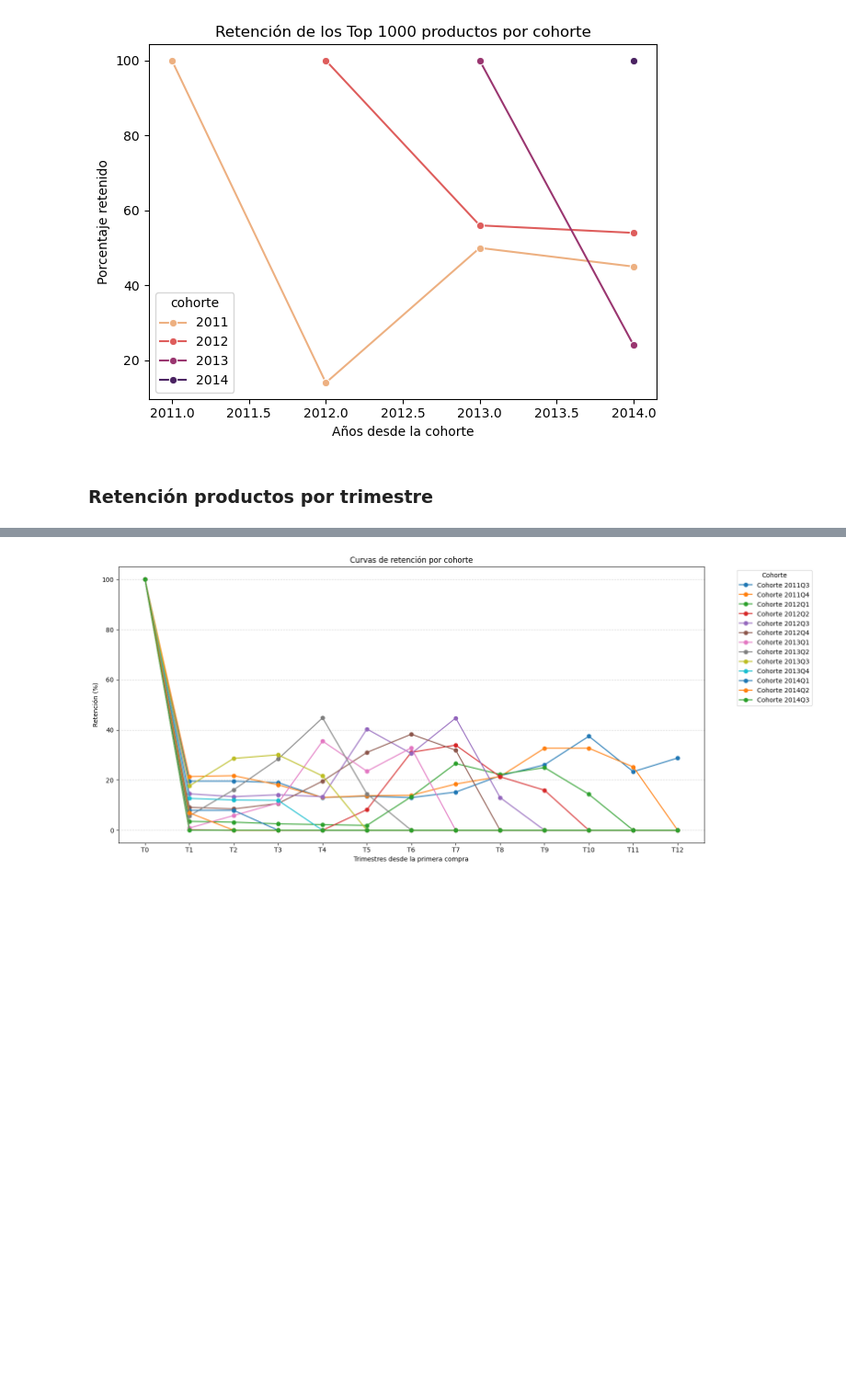
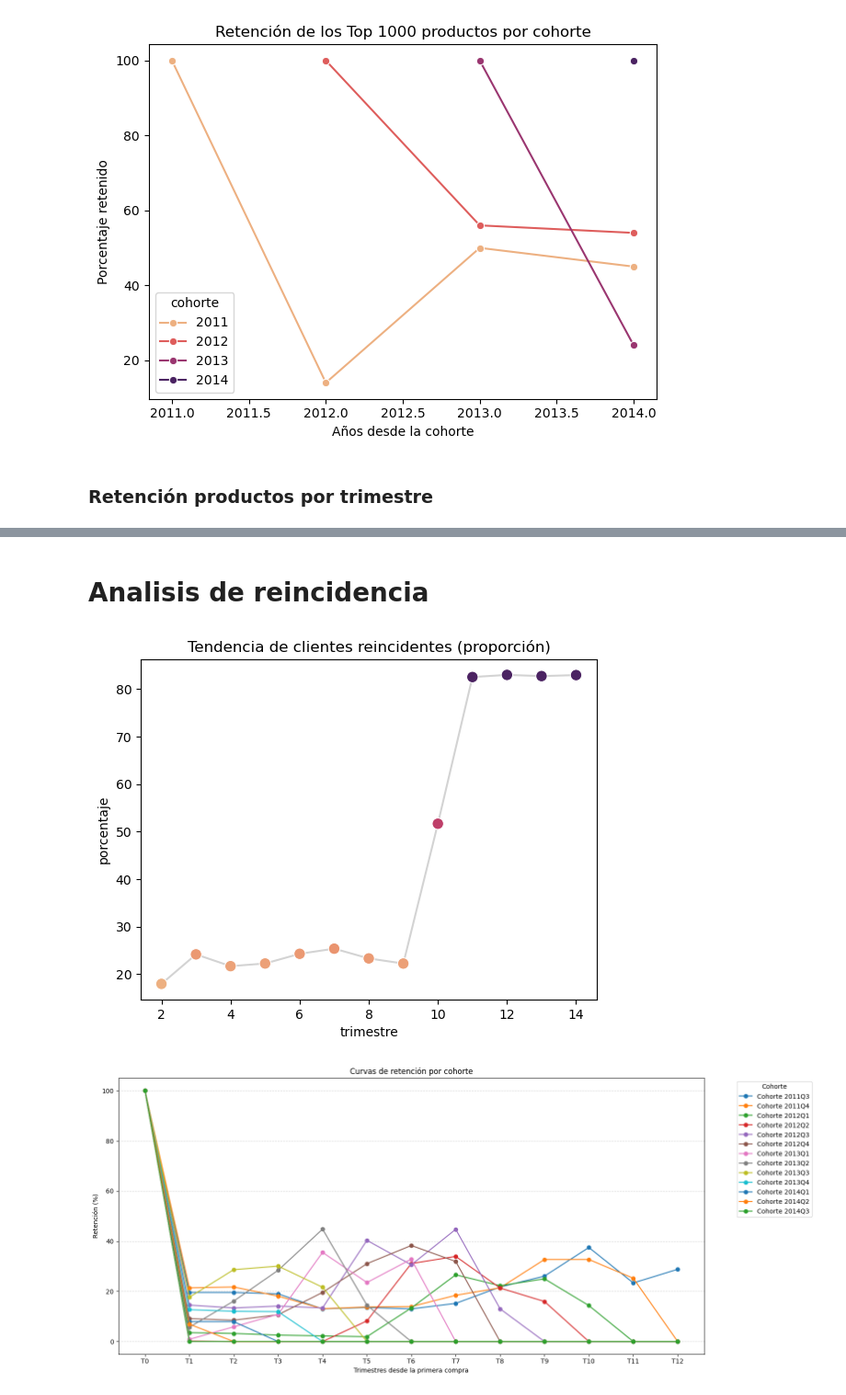
Before and after one commit to fedepicado/Series-temporales-con-SQL, a Jupyter notebook: Retencion de clientes.ipynb, the cells around one changed output, grey strips where cells are left out. Shown: that part at 92% size. Drawn from its saved outputs; the diff is of its cells as text; code cells hidden in the pictures; blank space fills up the shorter version.

```diff
--- a/Retencion de clientes.ipynb
+++ b/Retencion de clientes.ipynb
@@ -499,3 +599,67 @@ plt.show()
+# %% [markdown]
+# Analisis de reincidencia
+# %%
+query = ("""WITH compradores_reincidentes_trimestre AS (
+    SELECT
+        soh.CustomerID AS cliente,
+        DATEDIFF(QUARTER, '2011-01-01', soh.OrderDate) + 1 AS trimestre,
+        COUNT(soh.CustomerID) AS cantidad_pedidos
+    FROM Sales.SalesOrderHeader soh
+    JOIN Sales.SalesOrderDetail sod ON soh.SalesOrderID = sod.SalesOrderID
+    GROUP BY soh.CustomerID, DATEDIFF(QUARTER, '2011-01-01', soh.OrderDate) + 1
+    HAVING COUNT(soh.CustomerID) >= 2
+),
+total_compradores_trimestre AS (
+    SELECT
+        soh.CustomerID AS cliente,
+        DATEDIFF(QUARTER, '2011-01-01', soh.OrderDate) + 1 AS trimestre,
+        COUNT(soh.CustomerID) AS cantidad_pedidos
+    FROM Sales.SalesOrderHeader soh
+    JOIN Sales.SalesOrderDetail sod ON soh.SalesOrderID = sod.SalesOrderID
+    GROUP BY soh.CustomerID, DATEDIFF(QUARTER, '2011-01-01', soh.OrderDate) + 1
+),
+cantidad_reincidentes_trimestre AS (
+    SELECT
+        crt.trimestre,
+        COUNT(crt.cliente) AS clientes_reincidentes
+    FROM compradores_reincidentes_trimestre crt
+    GROUP BY crt.trimestre
+),
+cantidad_totales_trimestre AS (
+    SELECT
+        tct.trimestre,
+        COUNT(tct.cliente) AS clientes_totales
+    FROM total_compradores_trimestre tct
+    GROUP BY tct.trimestre
+)
+SELECT
+    crt.trimestre,
+    crt.clientes_reincidentes,
+    ctt.clientes_totales,
+    ROUND(CAST(crt.clientes_reincidentes AS FLOAT) / CAST(ctt.clientes_totales AS FLOAT) * 100, 2) AS porcentaje
+FROM cantidad_reincidentes_trimestre crt
+JOIN cantidad_totales_trimestre ctt ON crt.trimestre = ctt.trimestre""")
+
+
+trans.rollback()
+df = armar_query(query)
+
+
+
+# capa 1 – línea base gris
+sns.lineplot(data=df, x='trimestre', y='porcentaje',
+             color='lightgray', linewidth=1.5, zorder=1)
+
+# capa 2 – puntos con gradiente
+sns.scatterplot(data=df, x='trimestre', y='porcentaje',
+                hue='porcentaje', palette='flare',
+                hue_norm=(df['porcentaje'].min(), df['porcentaje'].max()),
+                s=80, zorder=2, legend=False)
+
+plt.title('Tendencia de clientes reincidentes (proporción)')
+plt.show()
+# %% [output]
+[figure, added]
 # %%
 # FEDE
 query = ("""
```
Also changed, not shown: parts of 2 cells of this notebook.
